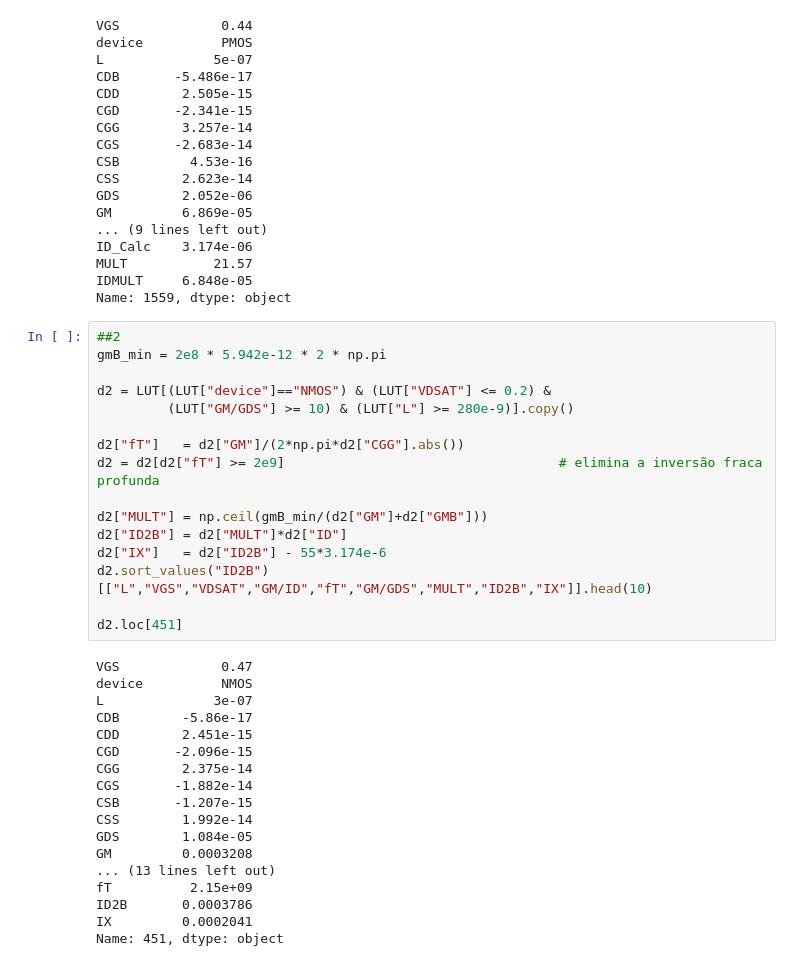
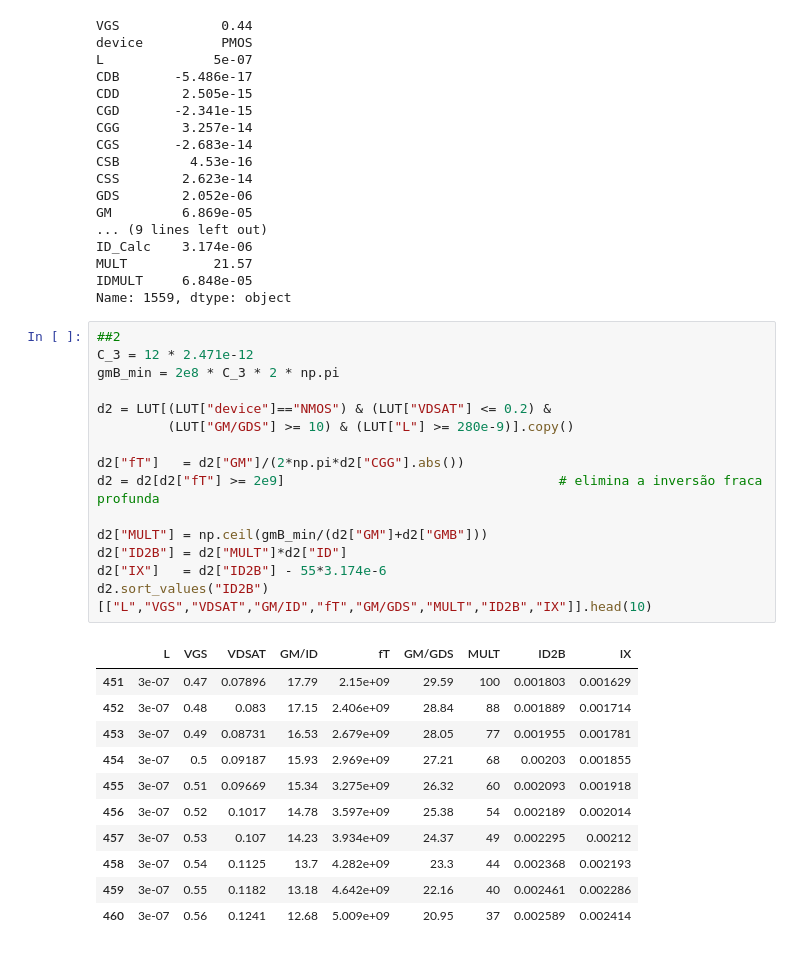
Before and after one commit to miguelpinho16/trabalhos, a Jupyter notebook: CIA/LAB1/script_CIA_melhorado2.ipynb, the cells around one changed output. Drawn from its saved outputs; the diff is of its cells as text.

```diff
--- a/CIA/LAB1/script_CIA_melhorado2.ipynb
+++ b/CIA/LAB1/script_CIA_melhorado2.ipynb
@@ -296,37 +299,30 @@ IDMULT     6.848e-05
 Name: 1559, dtype: object
 # %%
 ##2
-gmB_min = 2e8 * 5.942e-12 * 2 * np.pi
+C_3 = 12 * 2.471e-12
+gmB_min = 2e8 * C_3 * 2 * np.pi
 
 d2 = LUT[(LUT["device"]=="NMOS") & (LUT["VDSAT"] <= 0.2) &
          (LUT["GM/GDS"] >= 10) & (LUT["L"] >= 280e-9)].copy()
 
 d2["fT"]   = d2["GM"]/(2*np.pi*d2["CGG"].abs())
 d2 = d2[d2["fT"] >= 2e9]                                   # elimina a inversão fraca profunda
 
 d2["MULT"] = np.ceil(gmB_min/(d2["GM"]+d2["GMB"]))
 d2["ID2B"] = d2["MULT"]*d2["ID"]
 d2["IX"]   = d2["ID2B"] - 55*3.174e-6
 d2.sort_values("ID2B")[["L","VGS","VDSAT","GM/ID","fT","GM/GDS","MULT","ID2B","IX"]].head(10)
-
-d2.loc[451]
 # %% [output]
-VGS             0.47
-device          NMOS
-L              3e-07
-CDB        -5.86e-17
-CDD        2.451e-15
-CGD       -2.096e-15
-CGG        2.375e-14
-CGS       -1.882e-14
-CSB       -1.207e-15
-CSS        1.992e-14
-GDS        1.084e-05
-GM         0.0003208
-... (13 lines left out)
-fT          2.15e+09
-ID2B       0.0003786
-IX         0.0002041
-Name: 451, dtype: object
+|  | L | VGS | VDSAT | GM/ID | fT | GM/GDS | MULT | ID2B | IX |
+| 451 | 3e-07 | 0.47 | 0.07896 | 17.79 | 2.15e+09 | 29.59 | 100 | 0.001803 | 0.001629 |
+| 452 | 3e-07 | 0.48 | 0.083 | 17.15 | 2.406e+09 | 28.84 | 88 | 0.001889 | 0.001714 |
+| 453 | 3e-07 | 0.49 | 0.08731 | 16.53 | 2.679e+09 | 28.05 | 77 | 0.001955 | 0.001781 |
+| 454 | 3e-07 | 0.5 | 0.09187 | 15.93 | 2.969e+09 | 27.21 | 68 | 0.00203 | 0.001855 |
+| 455 | 3e-07 | 0.51 | 0.09669 | 15.34 | 3.275e+09 | 26.32 | 60 | 0.002093 | 0.001918 |
+| 456 | 3e-07 | 0.52 | 0.1017 | 14.78 | 3.597e+09 | 25.38 | 54 | 0.002189 | 0.002014 |
+| 457 | 3e-07 | 0.53 | 0.107 | 14.23 | 3.934e+09 | 24.37 | 49 | 0.002295 | 0.00212 |
+| 458 | 3e-07 | 0.54 | 0.1125 | 13.7 | 4.282e+09 | 23.3 | 44 | 0.002368 | 0.002193 |
+| 459 | 3e-07 | 0.55 | 0.1182 | 13.18 | 4.642e+09 | 22.16 | 40 | 0.002461 | 0.002286 |
+| 460 | 3e-07 | 0.56 | 0.1241 | 12.68 | 5.009e+09 | 20.95 | 37 | 0.002589 | 0.002414 |
 # %%
 ##3
```
Also changed, not shown: parts of 3 cells of this notebook.
